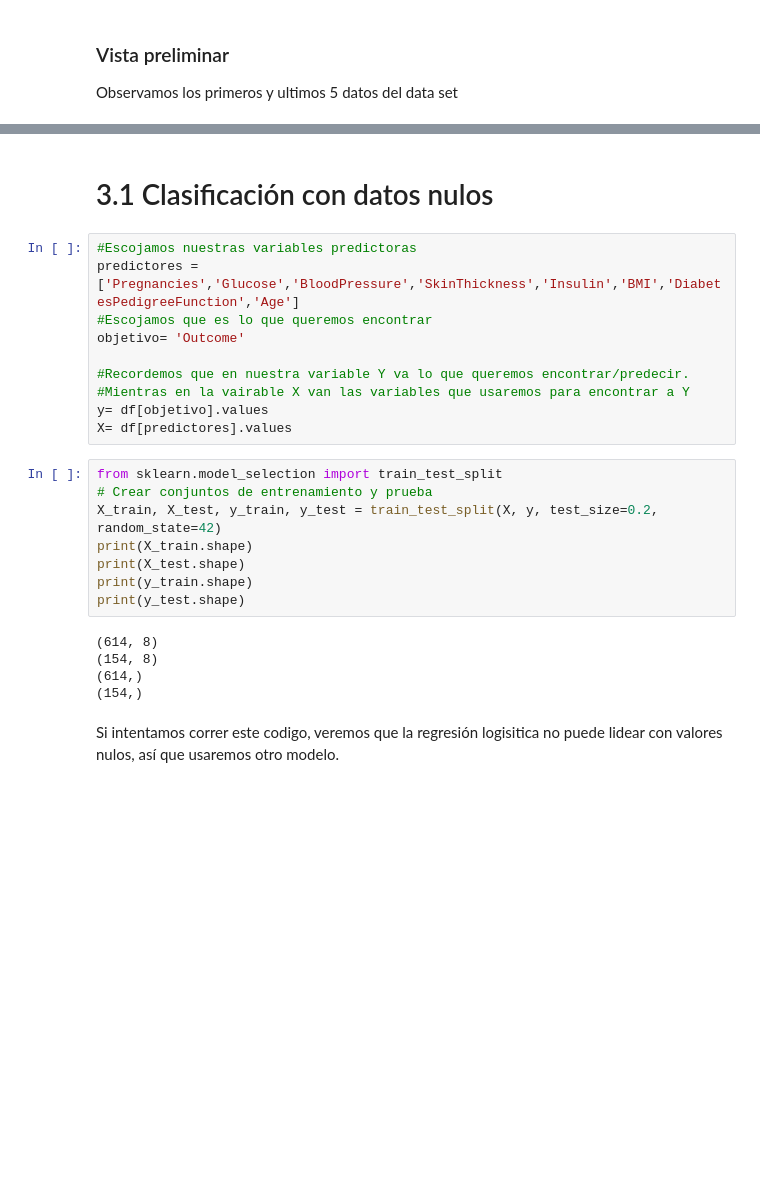
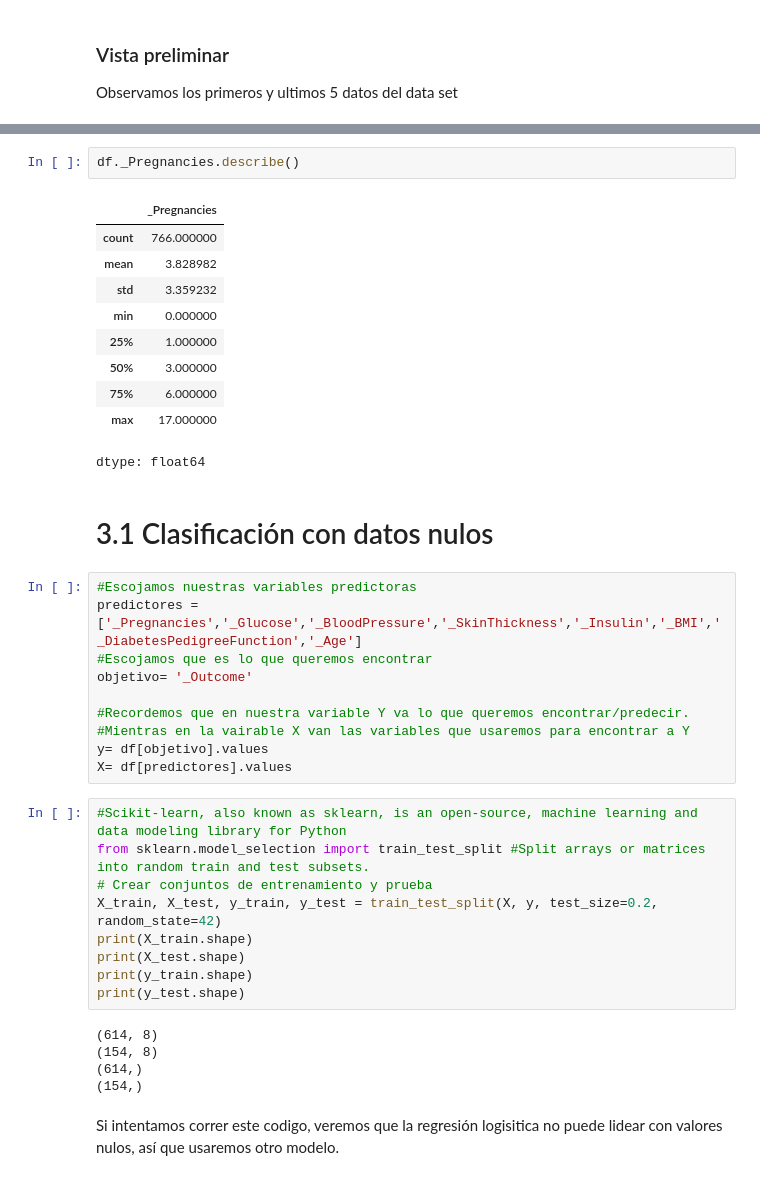
Before and after one commit to cam2149/eda_couse, a Jupyter notebook: Impacto_nulos_performance.ipynb, the cells around one changed output, grey strips where cells are left out. Saved outputs shown, nothing was run; the diff lists cells and outputs as text; blank space fills up the shorter version.

```diff
--- a/Impacto_nulos_performance.ipynb
+++ b/Impacto_nulos_performance.ipynb
@@ -92,17 +149,31 @@ df.tail()
+# %%
+df._Pregnancies.describe()
+# %% [output]
+|  | _Pregnancies |
+| count | 766.000000 |
+| mean | 3.828982 |
+| std | 3.359232 |
+| min | 0.000000 |
+| 25% | 1.000000 |
+| 50% | 3.000000 |
+| 75% | 6.000000 |
+| max | 17.000000 |
+dtype: float64
 # %% [markdown]
 # 3.1 Clasificación con datos nulos
 # %%
 #Escojamos nuestras variables predictoras
-predictores = ['Pregnancies','Glucose','BloodPressure','SkinThickness','Insulin','BMI','DiabetesPedigreeFunction','Age']
+predictores = ['_Pregnancies','_Glucose','_BloodPressure','_SkinThickness','_Insulin','_BMI','_DiabetesPedigreeFunction','_Age']
 #Escojamos que es lo que queremos encontrar
-objetivo= 'Outcome'
+objetivo= '_Outcome'
 
 #Recordemos que en nuestra variable Y va lo que queremos encontrar/predecir.
 #Mientras en la vairable X van las variables que usaremos para encontrar a Y
 y= df[objetivo].values
 X= df[predictores].values
 # %%
-from sklearn.model_selection import train_test_split
+#Scikit-learn, also known as sklearn, is an open-source, machine learning and data modeling library for Python
+from sklearn.model_selection import train_test_split #Split arrays or matrices into random train and test subsets.
 # Crear conjuntos de entrenamiento y prueba
 X_train, X_test, y_train, y_test = train_test_split(X, y, test_size=0.2, random_state=42)
 print(X_train.shape)
```
Also changed, not shown: parts of 16 cells of this notebook.
